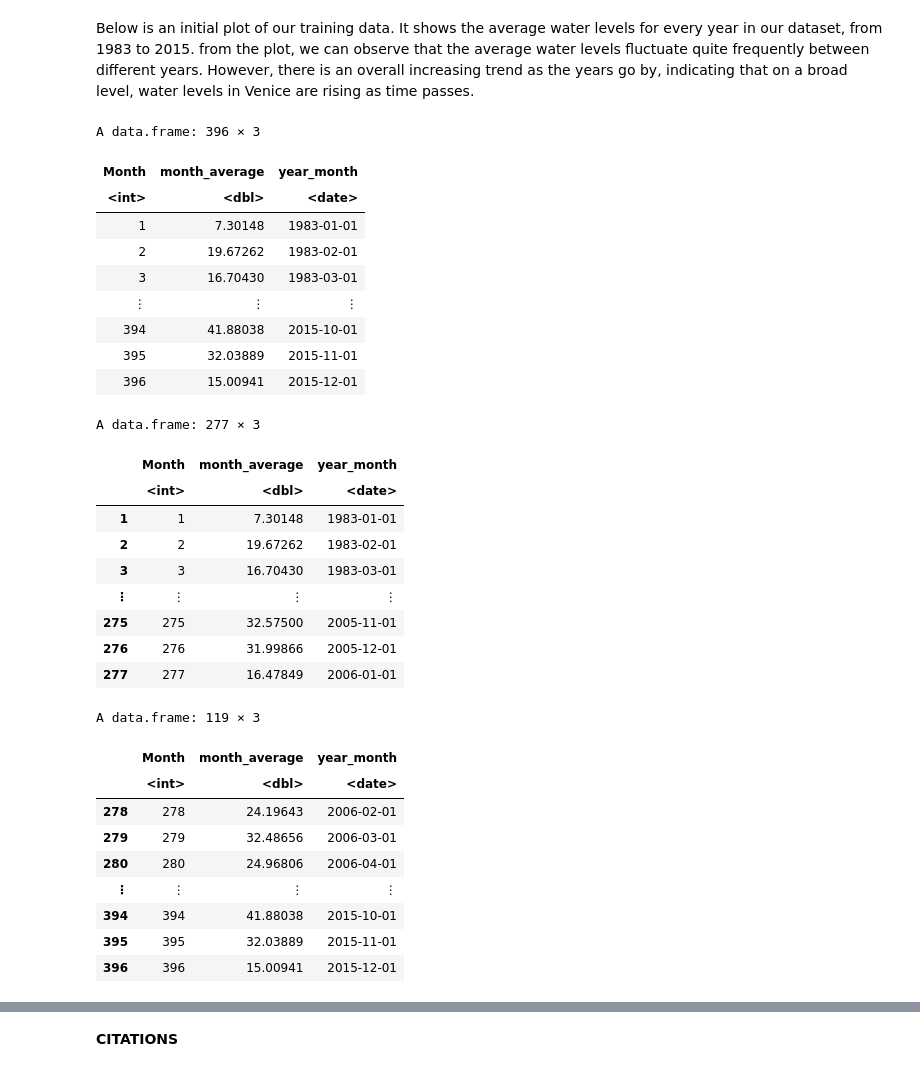
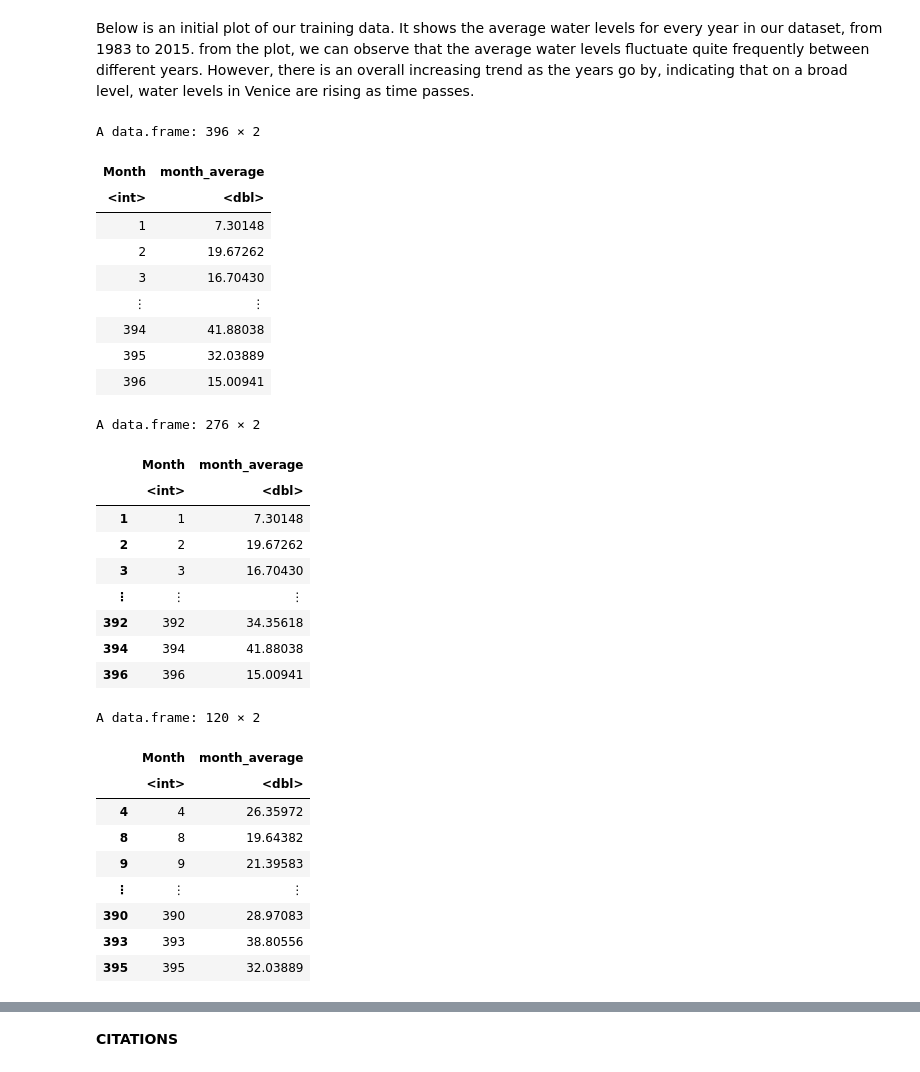
Before and after one commit to Applemyp/dsci100-group36-project, a Jupyter notebook: Group Project Report.ipynb, the cells around one changed output, grey strips where cells are left out. Cells and saved outputs as stored; diff of their text form; code cells hidden in the pictures.

```diff
--- a/Group Project Report.ipynb
+++ b/Group Project Report.ipynb
@@ -84,52 +84,49 @@ From inspection of the summary tibbles above, we can see that the `mean_yearly`
 # %% [markdown]
 Below is an initial plot of our training data. It shows the average water levels for every year in our dataset, from 1983 to 2015. from the plot, we can observe that the average water levels fluctuate quite frequently between different years. However, there is an overall increasing trend as the years go by, indicating that on a broad level, water levels in Venice are rising as time passes.
 # %%
-# concatenate the 2 columns for year & month and set the date to 01 for being able to use as.Date
-time_series_df$year_month <- paste(time_series_df$Year,"-", time_series_df$Month, "-01", sep = "")
-time_series_df$year_month <- as.Date(time_series_df$year_month)
-
+set.seed(2000)
 time_series_df<-mutate(time_series_df, tibble(Month=seq(1,396))) |>
 select(-Year)
 time_series_df
 
 # use initial_time_split instead of initial_split since it's time series - not independent of each other
-data_split <- initial_time_split(time_series_df, prop = 0.7, strata = Year)
+data_split <- initial_split(time_series_df, prop = 0.7, strata = Month)
 training_data <- training(data_split)
 testing_data <- testing(data_split)
 
 training_data
 testing_data
 # %% [output]
-A data.frame: 396 × 3
+A data.frame: 396 × 2
-| Month | month_average | year_month |
-| <int> | <dbl> | <date> |
-| 1 | 7.30148 | 1983-01-01 |
-| 2 | 19.67262 | 1983-02-01 |
-| 3 | 16.70430 | 1983-03-01 |
-| ⋮ | ⋮ | ⋮ |
-| 394 | 41.88038 | 2015-10-01 |
-| 395 | 32.03889 | 2015-11-01 |
-| 396 | 15.00941 | 2015-12-01 |
+| Month | month_average |
+| <int> | <dbl> |
+| 1 | 7.30148 |
+| 2 | 19.67262 |
+| 3 | 16.70430 |
+| ⋮ | ⋮ |
+| 394 | 41.88038 |
+| 395 | 32.03889 |
+| 396 | 15.00941 |
-A data.frame: 277 × 3
+A data.frame: 276 × 2
-|  | Month | month_average | year_month |
-|  | <int> | <dbl> | <date> |
-| 1 | 1 | 7.30148 | 1983-01-01 |
-| 2 | 2 | 19.67262 | 1983-02-01 |
-| 3 | 3 | 16.70430 | 1983-03-01 |
-| ⋮ | ⋮ | ⋮ | ⋮ |
-| 275 | 275 | 32.57500 | 2005-11-01 |
-| 276 | 276 | 31.99866 | 2005-12-01 |
-| 277 | 277 | 16.47849 | 2006-01-01 |
+|  | Month | month_average |
+|  | <int> | <dbl> |
+| 1 | 1 | 7.30148 |
+| 2 | 2 | 19.67262 |
+| 3 | 3 | 16.70430 |
+| ⋮ | ⋮ | ⋮ |
+| 392 | 392 | 34.35618 |
+| 394 | 394 | 41.88038 |
+| 396 | 396 | 15.00941 |
-A data.frame: 119 × 3
+A data.frame: 120 × 2
-|  | Month | month_average | year_month |
-|  | <int> | <dbl> | <date> |
-| 278 | 278 | 24.19643 | 2006-02-01 |
-| 279 | 279 | 32.48656 | 2006-03-01 |
-| 280 | 280 | 24.96806 | 2006-04-01 |
-| ⋮ | ⋮ | ⋮ | ⋮ |
-| 394 | 394 | 41.88038 | 2015-10-01 |
-| 395 | 395 | 32.03889 | 2015-11-01 |
-| 396 | 396 | 15.00941 | 2015-12-01 |
+|  | Month | month_average |
+|  | <int> | <dbl> |
+| 4 | 4 | 26.35972 |
+| 8 | 8 | 19.64382 |
+| 9 | 9 | 21.39583 |
+| ⋮ | ⋮ | ⋮ |
+| 390 | 390 | 28.97083 |
+| 393 | 393 | 38.80556 |
+| 395 | 395 | 32.03889 |
 # %%
 graph_data <- training_data|>
 ggplot(aes(x = Month, y = month_average)) + geom_point()+
```
Also changed, not shown: parts of 7 cells of this notebook.
